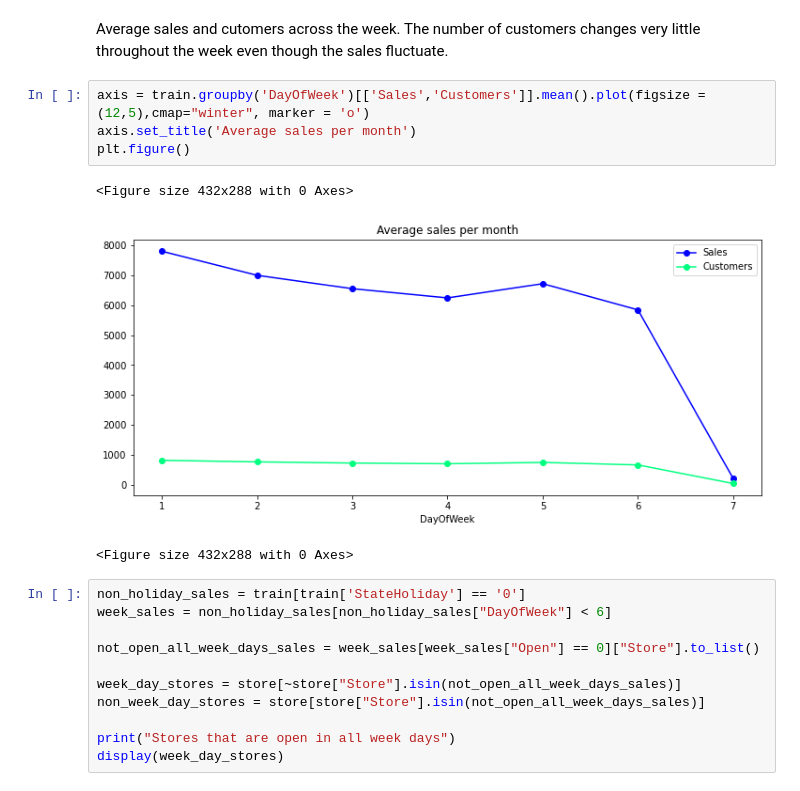
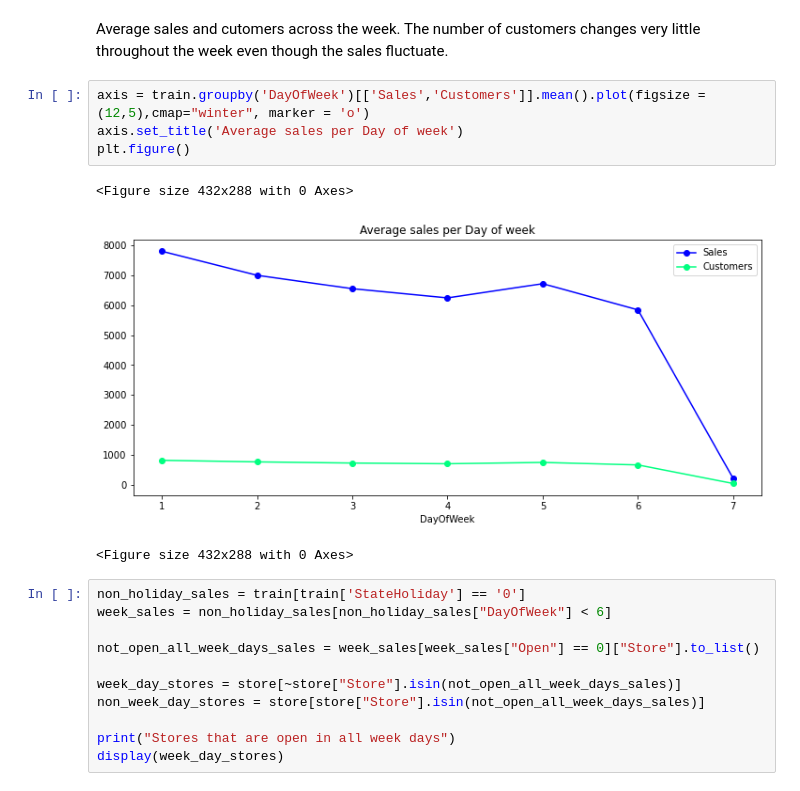
Before and after one commit to SameC137/Rosmann_Sales, a Jupyter notebook: notebooks/DataExploration.ipynb, the cells around one changed output. Saved outputs shown, nothing was run; the diff lists cells and outputs as text.

```diff
--- a/notebooks/DataExploration.ipynb
+++ b/notebooks/DataExploration.ipynb
@@ -518,11 +524,11 @@ Text(0.5, 1.0, 'Day Of Week Open Count')
 Average sales and cutomers across the week. The number of customers changes very little throughout the week even though the sales fluctuate.
 # %%
 axis = train.groupby('DayOfWeek')[['Sales','Customers']].mean().plot(figsize = (12,5),cmap="winter", marker = 'o')
-axis.set_title('Average sales per month')
+axis.set_title('Average sales per Day of week')
 plt.figure()
 # %% [output]
 <Figure size 432x288 with 0 Axes>
-[figure, old version]
+[figure, new version]
 <Figure size 432x288 with 0 Axes>
 # %%
 non_holiday_sales = train[train['StateHoliday'] == '0']
```
Also changed, not shown: parts of 6 cells of this notebook.
